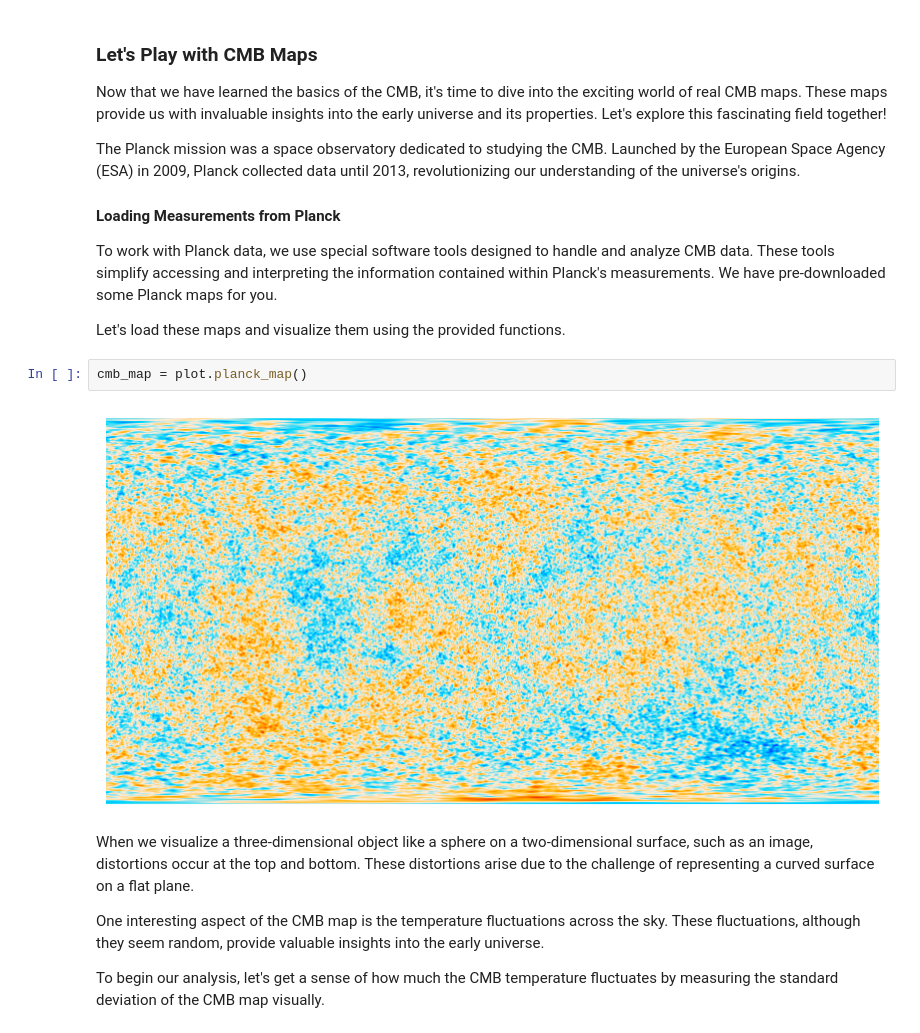
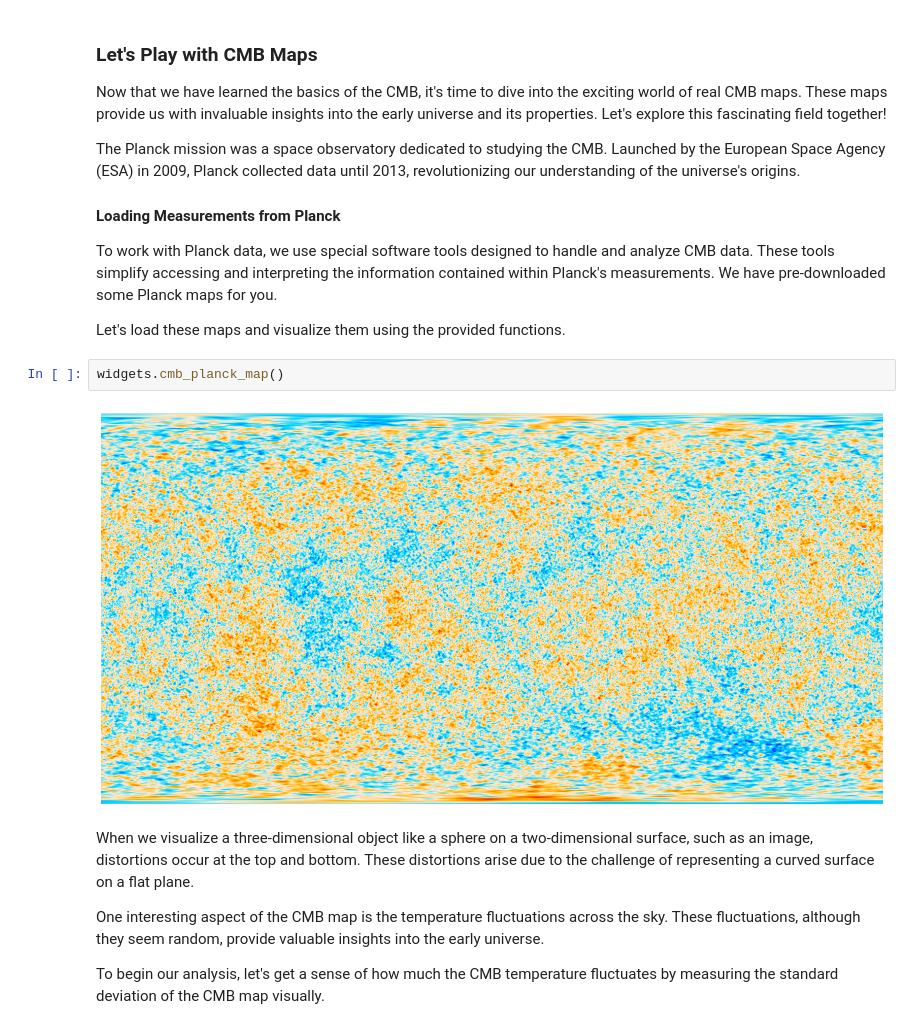
Before and after one commit to louisbranch/cmb_workshop, a Jupyter notebook: notebook_v2.ipynb, the cells around one changed output. Saved outputs shown, nothing was run; the diff lists cells and outputs as text.

Commit message:
Improve widgets data sharing, initial avg size (#11)

```diff
--- a/notebook_v2.ipynb
+++ b/notebook_v2.ipynb
@@ -292,10 +291,10 @@ The Planck mission was a space observatory dedicated to studying the CMB. Launch
 To work with Planck data, we use special software tools designed to handle and analyze CMB data. These tools simplify accessing and interpreting the information contained within Planck's measurements. We have pre-downloaded some Planck maps for you.
 
 Let's load these maps and visualize them using the provided functions.
-# %%
-cmb_map = plot.planck_map()
-# %% [output]
-[figure, removed]
+# %%
+widgets.cmb_planck_map()
+# %% [output]
+[figure, added]
 # %% [markdown]
 When we visualize a three-dimensional object like a sphere on a two-dimensional surface, such as an image, distortions occur at the top and bottom. These distortions arise due to the challenge of representing a curved surface on a flat plane.
 
```
Also changed, not shown: parts of 6 cells of this notebook, 3 other files.
